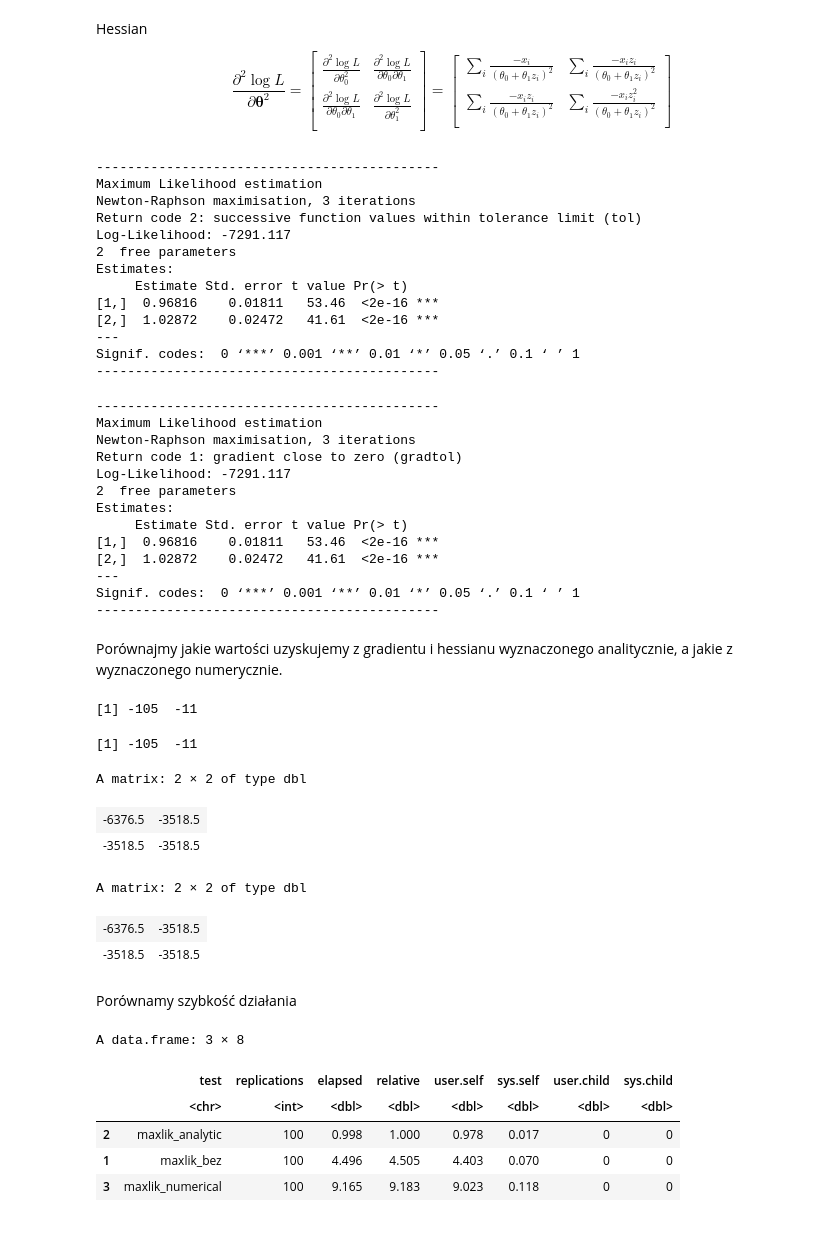
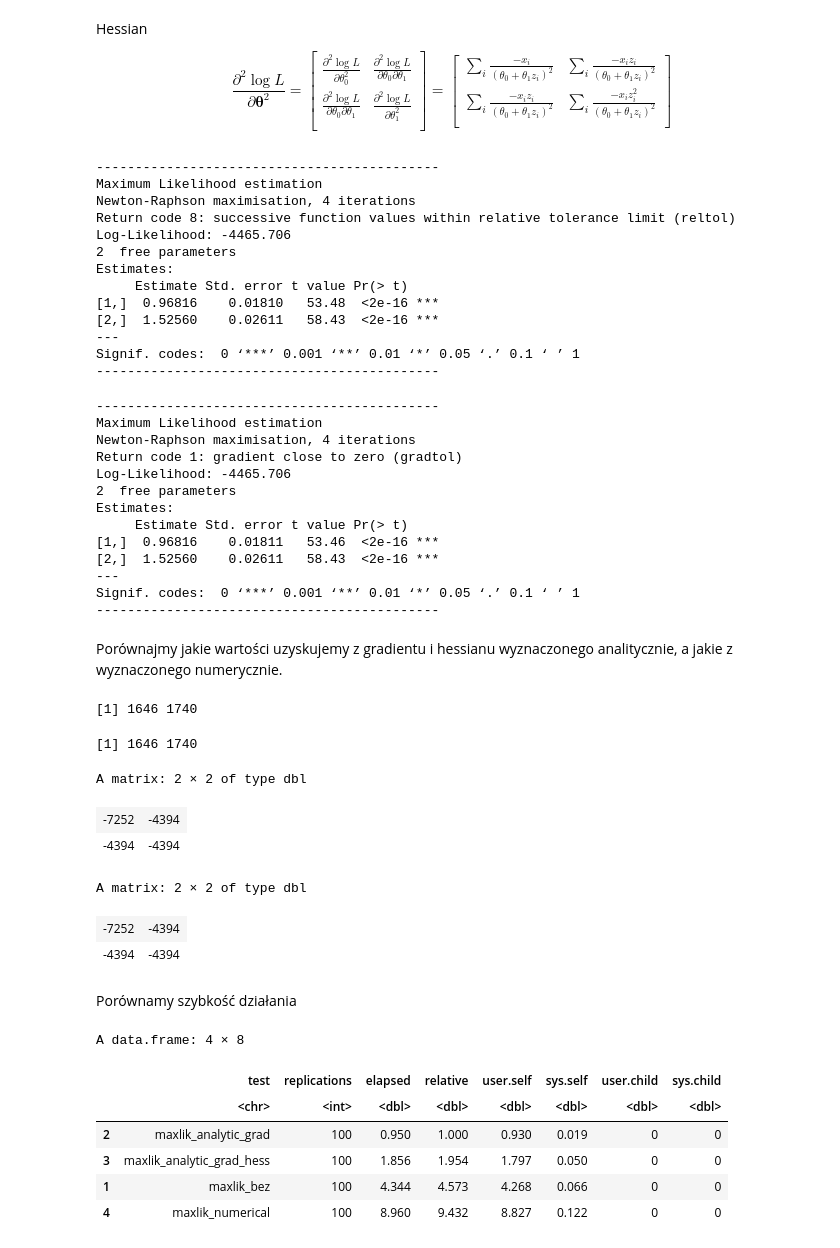
Before and after one commit to DepartmentOfStatisticsPUE/bi-2021, a Jupyter notebook: materials/3_mle_optimization.ipynb, the cells around one changed output. Cells and saved outputs as stored; diff of their text form; code cells hidden in the pictures.

```diff
--- a/materials/3_mle_optimization.ipynb
+++ b/materials/3_mle_optimization.ipynb
@@ -246,7 +272,7 @@ Tasks:
 set.seed(123)
 n <- 10000
 z <- rbinom(n = n, prob = 0.7, size = 1)
-theta_true <- c(1, 1)
+theta_true <- c(1, 1.5)
 lambda_true <- theta_true[1] + theta_true[2]*z
 X <- rpois(n = n, lambda = lambda_true)
 table(X)
@@ -316,14 +346,14 @@ summary(solution)
 # %% [output]
 --------------------------------------------
 Maximum Likelihood estimation
-Newton-Raphson maximisation, 3 iterations
-Return code 2: successive function values within tolerance limit (tol)
-Log-Likelihood: -7291.117
+Newton-Raphson maximisation, 4 iterations
+Return code 8: successive function values within relative tolerance limit (reltol)
+Log-Likelihood: -4465.706
 2  free parameters
 Estimates:
      Estimate Std. error t value Pr(> t)
-[1,]  0.96816    0.01811   53.46  <2e-16 ***
-[2,]  1.02872    0.02472   41.61  <2e-16 ***
+[1,]  0.96816    0.01810   53.48  <2e-16 ***
+[2,]  1.52560    0.02611   58.43  <2e-16 ***
 ---
 Signif. codes:  0 ‘***’ 0.001 ‘**’ 0.01 ‘*’ 0.05 ‘.’ 0.1 ‘ ’ 1
 --------------------------------------------
@@ -333,14 +363,14 @@ summary(solution)
 # %% [output]
 --------------------------------------------
 Maximum Likelihood estimation
-Newton-Raphson maximisation, 3 iterations
+Newton-Raphson maximisation, 4 iterations
 Return code 1: gradient close to zero (gradtol)
-Log-Likelihood: -7291.117
+Log-Likelihood: -4465.706
 2  free parameters
 Estimates:
      Estimate Std. error t value Pr(> t)
 [1,]  0.96816    0.01811   53.46  <2e-16 ***
-[2,]  1.02872    0.02472   41.61  <2e-16 ***
+[2,]  1.52560    0.02611   58.43  <2e-16 ***
 ---
 Signif. codes:  0 ‘***’ 0.001 ‘**’ 0.01 ‘*’ 0.05 ‘.’ 0.1 ‘ ’ 1
 --------------------------------------------
@@ -350,18 +380,18 @@ Porównajmy jakie wartości uzyskujemy z gradientu i hessianu wyznaczonego anali
 ll_grad(c(1,1), z=z, X=X)
 numDeriv::grad(ll, c(1,1), z=z, X= X)
 # %% [output]
-[1] -105  -11
+[1] 1646 1740
-[1] -105  -11
+[1] 1646 1740
 # %%
 ll_hess(c(1,1), z=z, X=X)
 numDeriv::hessian(ll, c(1,1), z=z, X=X)
 # %% [output]
 A matrix: 2 × 2 of type dbl
-| -6376.5 | -3518.5 |
-| -3518.5 | -3518.5 |
+| -7252 | -4394 |
+| -4394 | -4394 |
 A matrix: 2 × 2 of type dbl
-| -6376.5 | -3518.5 |
-| -3518.5 | -3518.5 |
+| -7252 | -4394 |
+| -4394 | -4394 |
 # %% [markdown]
 Porównamy szybkość działania
 # %%
@@ -375,12 +405,14 @@ ll_hess_numeric <- function(theta, z, X) {
 }
 # %%
 benchmark(maxlik_bez = maxLik(logLik = ll, start = c(1,1), z = z, X = X, method = "NR"),
-          maxlik_analytic = maxLik(logLik = ll, grad =  ll_grad, hess = ll_hess, start = c(1,1), z = z, X = X, method = "NR"),
+          maxlik_analytic_grad = maxLik(logLik = ll, grad =  ll_grad, hess = ll_hess, start = c(1,1), z = z, X = X, method = "NR"),
+          maxlik_analytic_grad_hess = maxLik(logLik = ll, grad =  ll_grad, start = c(1,1), z = z, X = X, method = "NR"),
           maxlik_numerical = maxLik(logLik = ll, grad =  ll_grad_numeric, hess = ll_hess_numeric, start = c(1,1), z = z, X = X, method = "NR"))
 # %% [output]
-A data.frame: 3 × 8
+A data.frame: 4 × 8
 |  | test | replications | elapsed | relative | user.self | sys.self | user.child | sys.child |
 |  | <chr> | <int> | <dbl> | <dbl> | <dbl> | <dbl> | <dbl> | <dbl> |
-| 2 | maxlik_analytic | 100 | 0.998 | 1.000 | 0.978 | 0.017 | 0 | 0 |
-| 1 | maxlik_bez | 100 | 4.496 | 4.505 | 4.403 | 0.070 | 0 | 0 |
-| 3 | maxlik_numerical | 100 | 9.165 | 9.183 | 9.023 | 0.118 | 0 | 0 |
+| 2 | maxlik_analytic_grad | 100 | 0.950 | 1.000 | 0.930 | 0.019 | 0 | 0 |
+| 3 | maxlik_analytic_grad_hess | 100 | 1.856 | 1.954 | 1.797 | 0.050 | 0 | 0 |
+| 1 | maxlik_bez | 100 | 4.344 | 4.573 | 4.268 | 0.066 | 0 | 0 |
+| 4 | maxlik_numerical | 100 | 8.960 | 9.432 | 8.827 | 0.122 | 0 | 0 |
```
Also changed, not shown: parts of 22 cells of this notebook.
